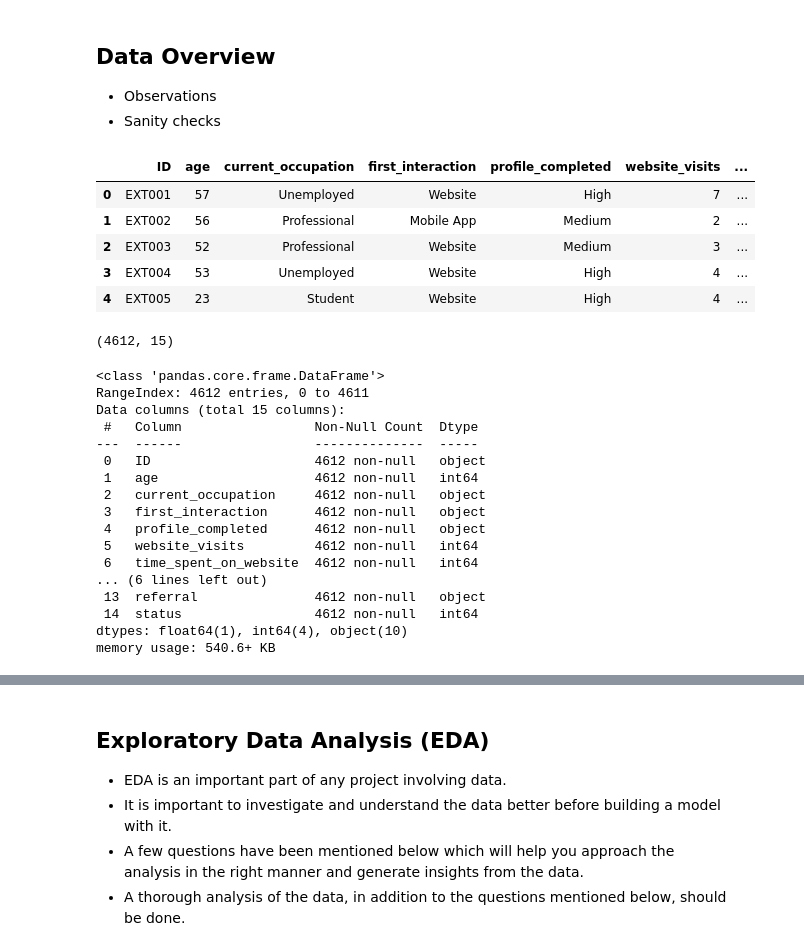
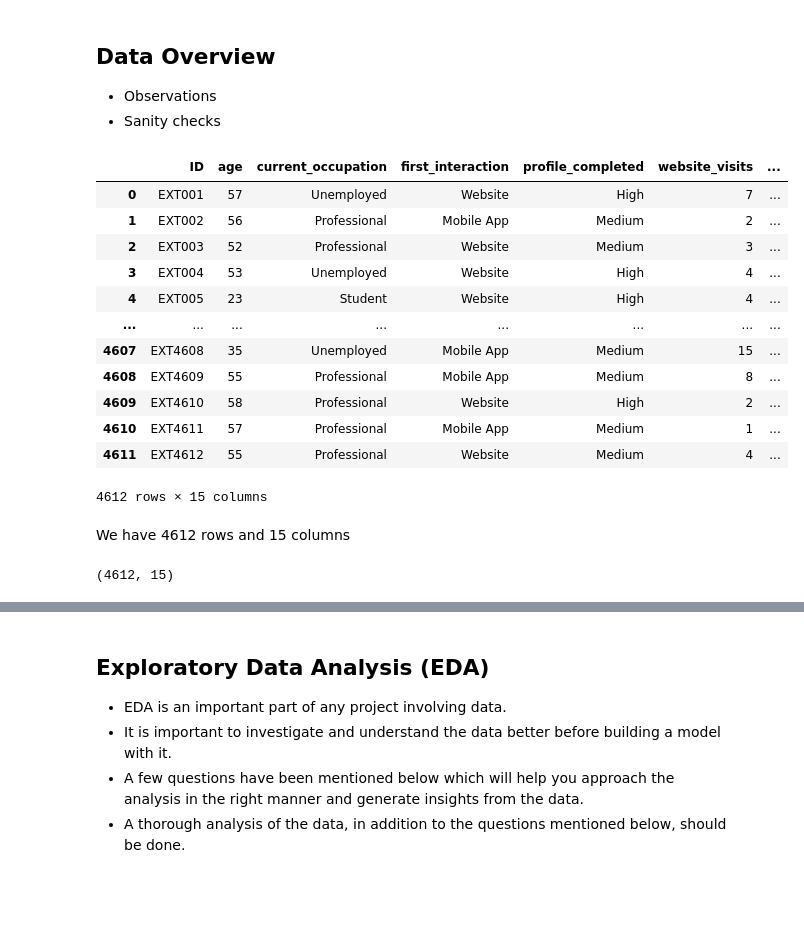
Before and after one commit to Tsungie/Classification-and-Hypothesis-Testing, a Jupyter notebook: Learner+Notebook+-+Full+Code+Version+-+Potential+Customers+Prediction.ipynb, the cells around one changed output, grey strips where cells are left out. Drawn from its saved outputs; the diff is of its cells as text; code cells hidden in the pictures; blank space fills up the shorter version.

```diff
--- a/Learner+Notebook+-+Full+Code+Version+-+Potential+Customers+Prediction.ipynb
+++ b/Learner+Notebook+-+Full+Code+Version+-+Potential+Customers+Prediction.ipynb
@@ -65,3 +64,6 @@ data = pd.read_csv("ExtraaLearn.csv")
+# %%
+#import the data
+df = pd.read_csv("ExtraaLearn.csv")
 # %% [markdown]
 ## Data Overview
 
@@ -69,20 +71,26 @@ data = pd.read_csv("ExtraaLearn.csv")
 - Sanity checks
 # %%
 #we don't want to overwrite the original data frame
-same_data = data.copy()
+same_data = df.copy()
 same_data
-#by default it will display the first 5 and the last 5 rows
+
 #from what it shows, we have 4612  rows and 15  columns
-#let's inspect the data that we have
-
-data.head()
 # %% [output]
 |  | ID | age | current_occupation | first_interaction | profile_completed | website_visits | ... |
 | 0 | EXT001 | 57 | Unemployed | Website | High | 7 | ... |
 | 1 | EXT002 | 56 | Professional | Mobile App | Medium | 2 | ... |
 | 2 | EXT003 | 52 | Professional | Website | Medium | 3 | ... |
 | 3 | EXT004 | 53 | Unemployed | Website | High | 4 | ... |
 | 4 | EXT005 | 23 | Student | Website | High | 4 | ... |
+| ... | ... | ... | ... | ... | ... | ... | ... |
+| 4607 | EXT4608 | 35 | Unemployed | Mobile App | Medium | 15 | ... |
+| 4608 | EXT4609 | 55 | Professional | Mobile App | Medium | 8 | ... |
+| 4609 | EXT4610 | 58 | Professional | Website | High | 2 | ... |
+| 4610 | EXT4611 | 57 | Professional | Mobile App | Medium | 1 | ... |
+| 4611 | EXT4612 | 55 | Professional | Website | Medium | 4 | ... |
+4612 rows × 15 columns
+# %% [markdown]
+We have 4612  rows and 15  columns
 # %%
 # we can also use data.shape to see the number pf rows and columns
 #the first number shows rows, and the second one columns (4612 rows and 15 columns)
@@ -90,29 +98,2 @@ data.shape
 # %% [output]
 (4612, 15)
-# %%
-# checking for missing values and the data types that we have
-data.info()
-#mostly strings are treated as object variables
-# we have 4612 rows, which shows that there are no missing values
-# Our data type shows that we have :
-# 1 float ( page_views_per_visit)
-# 4 int types
-# and 10 string types
-# %% [output]
-<class 'pandas.core.frame.DataFrame'>
-RangeIndex: 4612 entries, 0 to 4611
-Data columns (total 15 columns):
- #   Column                 Non-Null Count  Dtype
----  ------                 --------------  -----
- 0   ID                     4612 non-null   object
- 1   age                    4612 non-null   int64
- 2   current_occupation     4612 non-null   object
- 3   first_interaction      4612 non-null   object
- 4   profile_completed      4612 non-null   object
- 5   website_visits         4612 non-null   int64
- 6   time_spent_on_website  4612 non-null   int64
-... (6 lines left out)
- 13  referral               4612 non-null   object
- 14  status                 4612 non-null   int64
-dtypes: float64(1), int64(4), object(10)
-memory usage: 540.6+ KB
```
Also changed, not shown: parts of 62 cells of this notebook.
